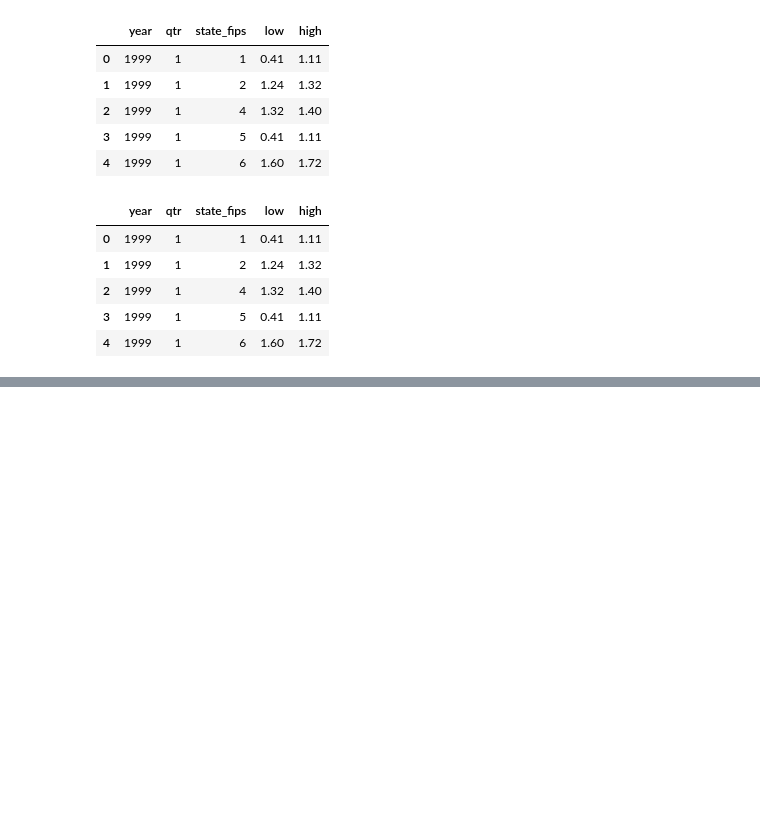
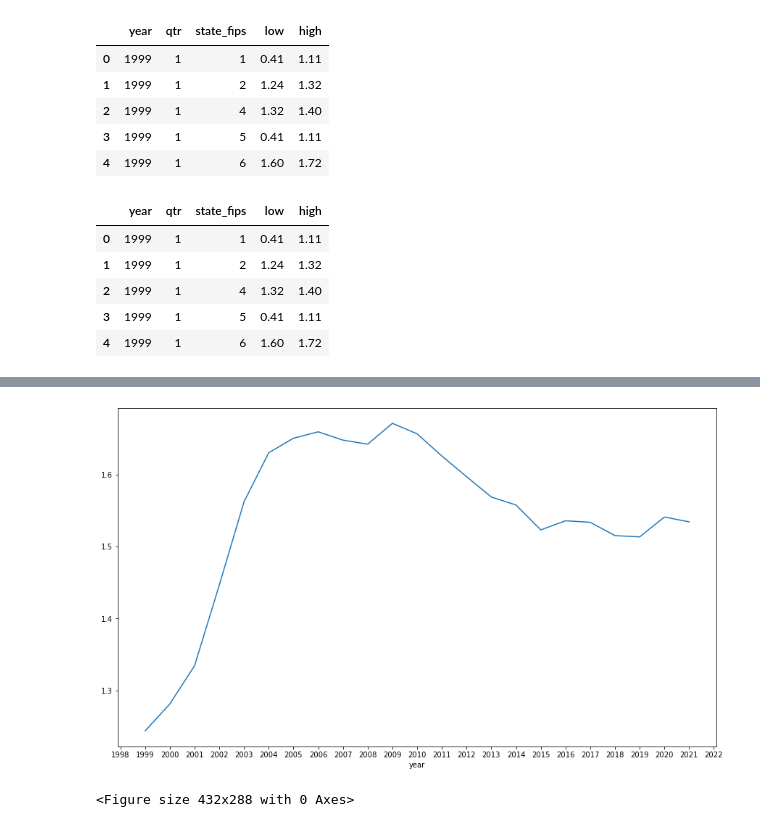
Before and after one commit to Retica/Final_Project, a Jupyter notebook: cleaning_data.ipynb, the cells around one changed output, grey strips where cells are left out. Saved outputs shown, nothing was run; the diff lists cells and outputs as text; code cells hidden in the pictures; blank space fills up the shorter version.

```diff
--- a/cleaning_data.ipynb
+++ b/cleaning_data.ipynb
@@ -386,0 +419,4 @@ plt.show()
+# %%
+# Get average of high for each year
+high_debt_ave_df = clean_householdDebt_df.groupby(['year']).mean()["high"]
+high_debt_ave_df
@@ -386,0 +441,10 @@ plt.show()
+# %%
+fig, axs = plt.subplots(figsize=(12, 7), constrained_layout=True)
+high_debt_ave_df.plot(x="year", y="low")
+plt.gca().xaxis.set_major_locator(plt.MultipleLocator(1))
+plt.show()
+#Save the figure.
+plt.savefig("Fig2_highHouseHoldDebt.png")
+# %% [output]
+[figure, added]
+<Figure size 432x288 with 0 Axes>
```
Also changed, not shown: parts of 5 cells of this notebook, 2 other files.
